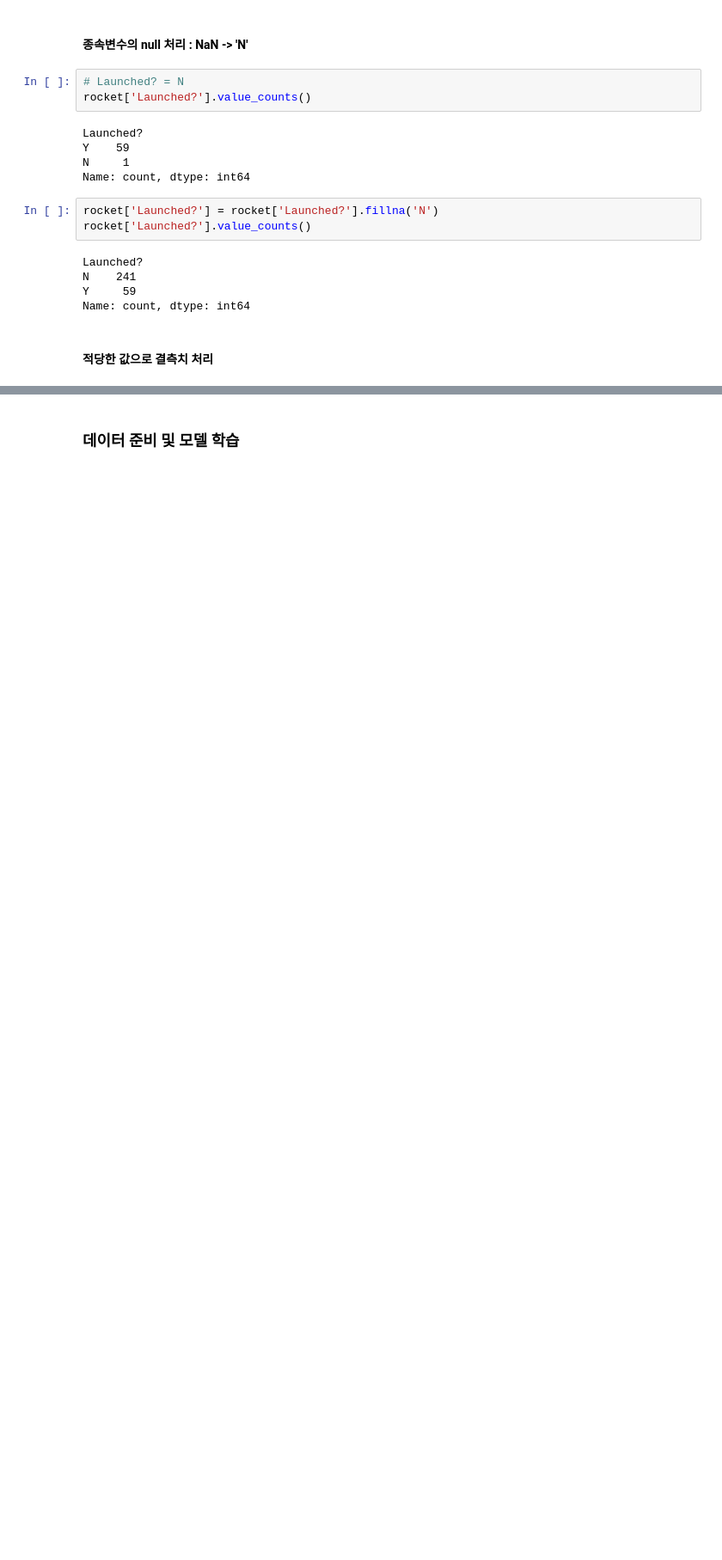
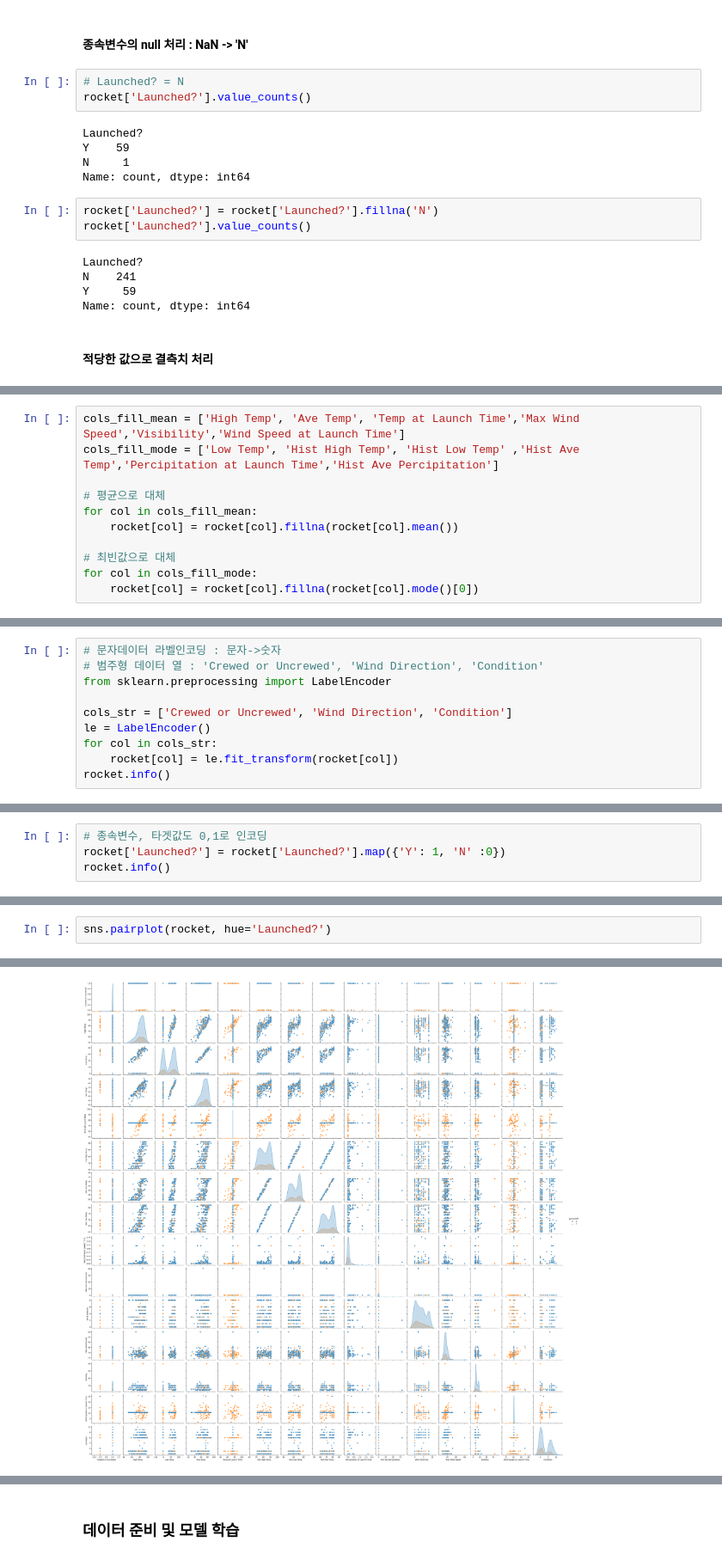
Before and after one commit to jen282/ms-machine-learning, a Jupyter notebook: python-ml/04_RocketLaunch.ipynb, the cells around one changed output, grey strips where cells are left out. Shown at 86% size. Drawn from its saved outputs; the diff is of its cells as text; blank space fills up the shorter version.

```diff
--- a/python-ml/04_RocketLaunch.ipynb
+++ b/python-ml/04_RocketLaunch.ipynb
@@ -146,0 +226,11 @@ rocket[]
+# %%
+cols_fill_mean = ['High Temp', 'Ave Temp', 'Temp at Launch Time','Max Wind Speed','Visibility','Wind Speed at Launch Time']
+cols_fill_mode = ['Low Temp', 'Hist High Temp', 'Hist Low Temp' ,'Hist Ave Temp','Percipitation at Launch Time','Hist Ave Percipitation']
+
+# 평균으로 대체
+for col in cols_fill_mean:
+    rocket[col] = rocket[col].fillna(rocket[col].mean())
+
+# 최빈값으로 대체
+for col in cols_fill_mode:
+    rocket[col] = rocket[col].fillna(rocket[col].mode()[0])
@@ -146,0 +257,10 @@ rocket[]
+# %%
+# 문자데이터 라벨인코딩 : 문자->숫자
+# 범주형 데이터 열 : 'Crewed or Uncrewed', 'Wind Direction', 'Condition'
+from sklearn.preprocessing import LabelEncoder
+
+cols_str = ['Crewed or Uncrewed', 'Wind Direction', 'Condition']
+le = LabelEncoder()
+for col in cols_str:
+    rocket[col] = le.fit_transform(rocket[col])
+rocket.info()
@@ -146,0 +285,4 @@ rocket[]
+# %%
+# 종속변수, 타겟값도 0,1로 인코딩
+rocket['Launched?'] = rocket['Launched?'].map({'Y': 1, 'N' :0})
+rocket.info()
@@ -146,0 +312,3 @@ rocket[]
+# %%
+sns.pairplot(rocket, hue='Launched?')
+# %% [output]
@@ -146,0 +316 @@ rocket[]
+[figure, added]
```
Also changed, not shown: parts of 49 cells of this notebook.
